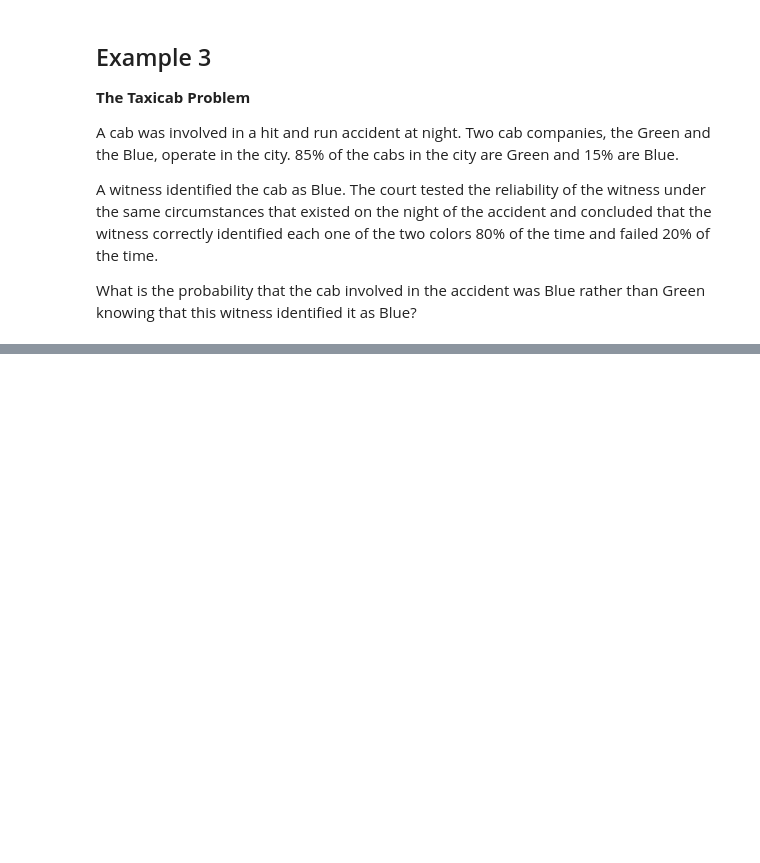
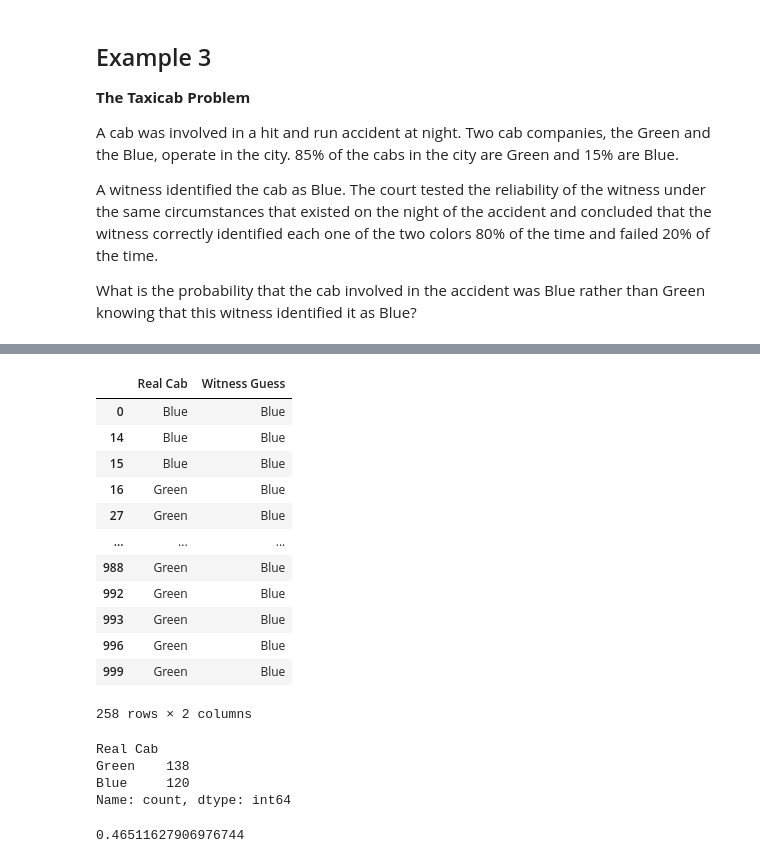
Before and after one commit to sarayruiz/sarayruiz-Proyecto-de-Ejercicios-de-Probabilidad-con-Python, a Jupyter notebook: examples.ipynb, the cells around one changed output, grey strips where cells are left out. Saved outputs shown, nothing was run; the diff lists cells and outputs as text; code cells hidden in the pictures; blank space fills up the shorter version.

```diff
--- a/examples.ipynb
+++ b/examples.ipynb
@@ -54,0 +150,28 @@ What is the probability that the cab involved in the accident was Blue rather th
+# %%
+df_slice = df.loc[df["Witness Guess"]=="Blue"]
+df_slice
+# %% [output]
+|  | Real Cab | Witness Guess |
+| 0 | Blue | Blue |
+| 14 | Blue | Blue |
+| 15 | Blue | Blue |
+| 16 | Green | Blue |
+| 27 | Green | Blue |
+| ... | ... | ... |
+| 988 | Green | Blue |
+| 992 | Green | Blue |
+| 993 | Green | Blue |
+| 996 | Green | Blue |
+| 999 | Green | Blue |
+258 rows × 2 columns
+# %%
+print(df_slice["Real Cab"].value_counts())
+# %% [output]
+Real Cab
+Green    138
+Blue     120
+Name: count, dtype: int64
+# %%
+120/258
+# %% [output]
+0.46511627906976744
```
Also changed, not shown: parts of 3 cells of this notebook.
